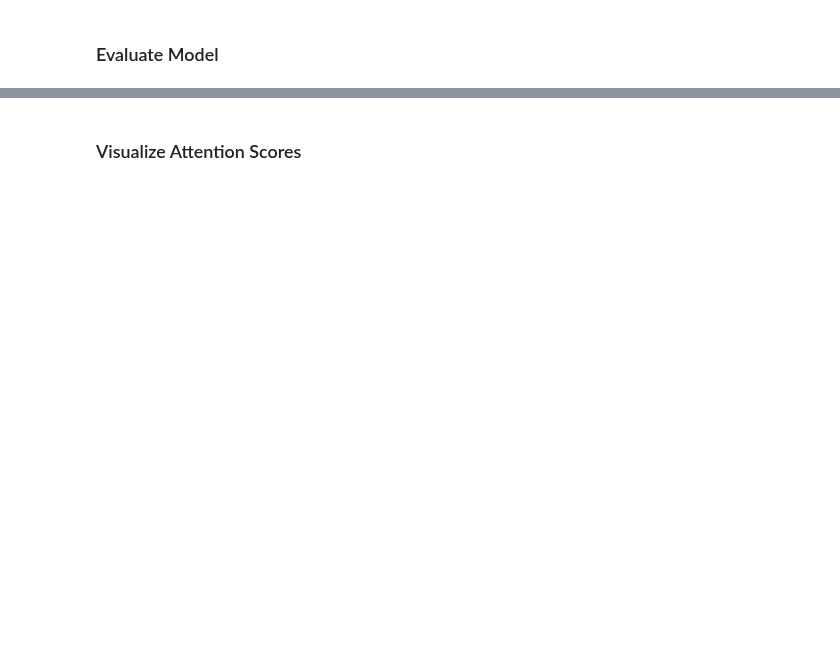
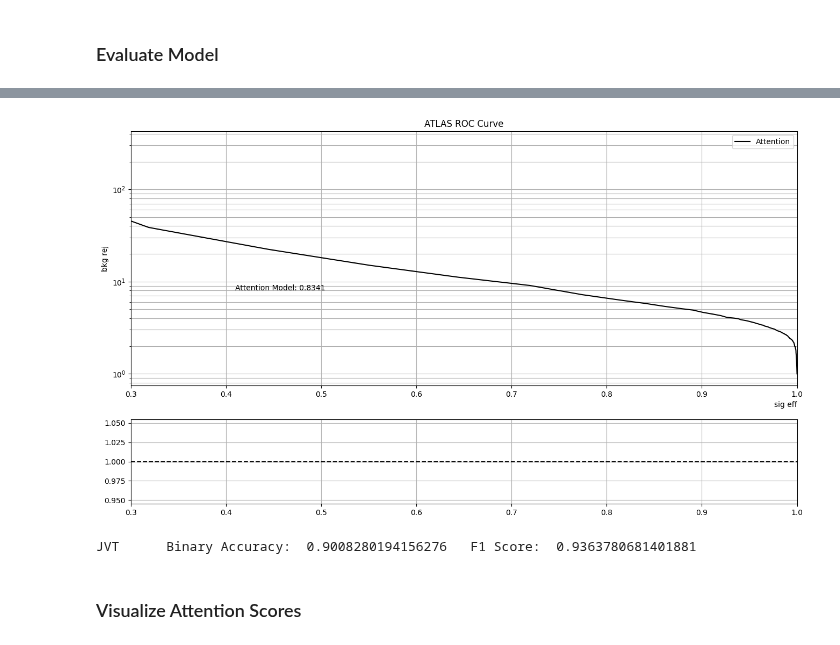
Before and after one commit to LukeV37/Pileup_Project, a Jupyter notebook: python/Jet_Attention_Model.ipynb, the cells around one changed output, grey strips where cells are left out. Cells and saved outputs as stored; diff of their text form; code cells hidden in the pictures; blank space fills up the shorter version.

```diff
--- a/python/Jet_Attention_Model.ipynb
+++ b/python/Jet_Attention_Model.ipynb
@@ -272,3 +278,60 @@ Test RMSE:       0.19714577658681914
+# %%
+def ATLAS_roc(y_true, y_pred):
+    sig = (y_true==1)
+    bkg = ~sig
+
+    sig_eff = []
+    bkg_eff = []
+
+    thresholds = np.linspace(0,0.97,100)
+
+    for threshold in thresholds:
+        sig_eff.append(((y_pred[sig] > threshold).sum() / y_true[sig].shape[0]))
+        bkg_eff.append(((y_pred[bkg] > threshold).sum()  / y_true[bkg].shape[0]))
+
+    bkg_rej = [1/x for x in bkg_eff]
+    return np.array(sig_eff), np.array(bkg_rej), thresholds
+
+def get_metrics(y_true, y_pred, threshold):
+    y_Pred = np.array(y_pred > threshold).astype(int)
+    y_True = np.array(y_true > threshold).astype(int)
+    x,y, thresholds = ATLAS_roc(y_True, y_pred)
+    AUC = roc_auc_score(y_True, y_Pred)
+    BA = accuracy_score(y_True, y_Pred)
+    f1 = f1_score(y_True, y_Pred)
+    return x,y,thresholds,AUC,BA,f1
+
+
+fig, (ax1, ax2) = plt.subplots(2,1,figsize=(16,9), gridspec_kw={'height_ratios': [3, 1]})
+
+x1,y1,th1,AUC1,BA1,f11 = get_metrics(np.array(true_labels), np.array(predicted_labels), 0.7)
+
+ax1.set_title("ATLAS ROC Curve")
+ax1.set_xlabel("sig eff",loc='right')
+ax1.set_ylabel("bkg rej")
+
+ax1.plot(x1,y1, label="Attention",color='k')
+AUC1 = "Attention Model: " + str(round(AUC1,4))
+ax1.text(0.41,8,AUC1)
+
+x = 1-np.flip(th1)
+ratio1 = np.interp(x,np.flip(x1),np.flip(y1))/np.interp(x,np.flip(x1),np.flip(y1))
+ax2.plot(x,ratio1,linestyle='--',color='k')
+
+# General Plot Settings
+ax1.legend()
+ax1.set_yscale('log')
+ax1.grid(which='both')
+ax2.grid(which='both')
+ax1.set_xlim(0.3,1)
+ax2.set_xlim(0.3,1)
+plt.show()
+
+print("JVT\t","Binary Accuracy: ", BA1, "\tF1 Score: ", f11)
+print("")
+# %% [output]
+[figure, added]
+JVT      Binary Accuracy:  0.9008280194156276   F1 Score:  0.9363780681401881
 # %% [markdown]
 ### Visualize Attention Scores
 # %%
```
Also changed, not shown: parts of 6 cells of this notebook.
